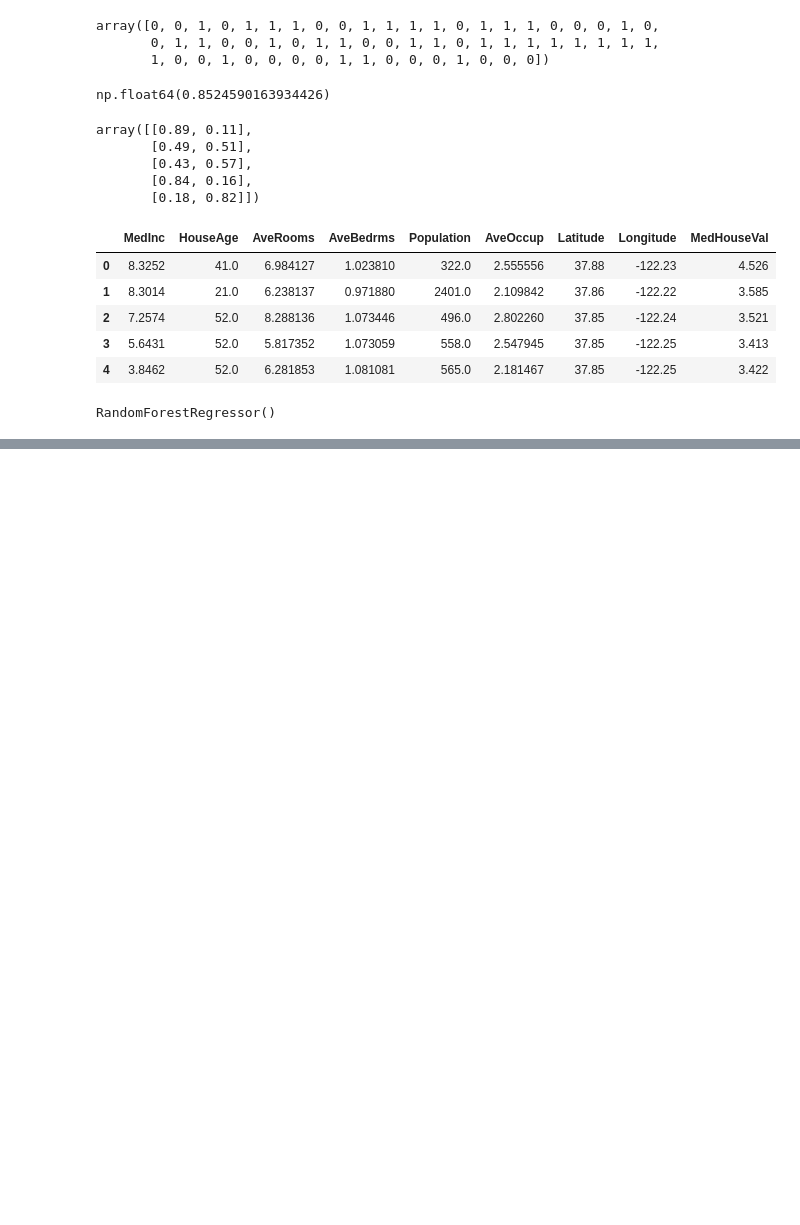
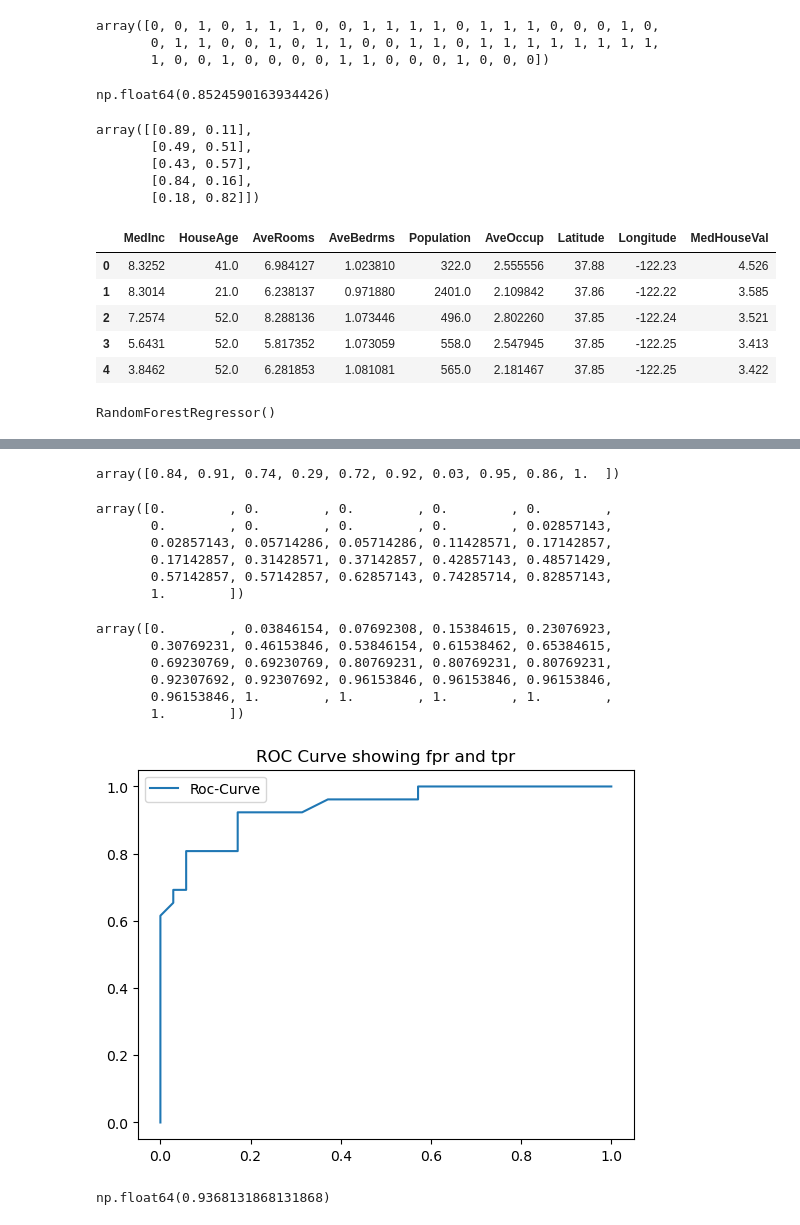
Before and after one commit to SaiPh3r/intro-ml, a Jupyter notebook: intro-scikit-learn.ipynb, the cells around one changed output, grey strips where cells are left out. Drawn from its saved outputs; the diff is of its cells as text; code cells hidden in the pictures; blank space fills up the shorter version.

```diff
--- a/intro-scikit-learn.ipynb
+++ b/intro-scikit-learn.ipynb
@@ -572,0 +665,8 @@ array([3.6268204, 2.02872  , 1.15007  , ..., 3.1341702, 3.1206802,
+# %%
+from sklearn.model_selection import cross_val_score
+from sklearn.ensemble import RandomForestClassifier
+x = heart_data.drop("target" , axis=1)
+y = heart_data["target"]
+x_train , x_test , y_train , y_test = train_test_split(x,y,test_size=0.2)
+clf = RandomForestClassifier()
+clf.fit(x_train,y_train)
@@ -572,0 +726,3 @@ array([3.6268204, 2.02872  , 1.15007  , ..., 3.1341702, 3.1206802,
+# %%
+y_probs = clf.predict_proba(x_test)
+y_probs[:10] , len(y_probs)
@@ -572,0 +741,52 @@ array([3.6268204, 2.02872  , 1.15007  , ..., 3.1341702, 3.1206802,
+# %%
+y_probs_positive = y_probs[:,1]
+y_probs_positive[:10]
+# %% [output]
+array([0.84, 0.91, 0.74, 0.29, 0.72, 0.92, 0.03, 0.95, 0.86, 1.  ])
+# %%
+# calculate fpr , tpr and thresholds
+
+#so basicaly we took test values of 0 and 1 and then compared it with pobability of 1
+
+from sklearn.metrics import roc_curve
+fpr , tpr , thresholds = roc_curve(y_test , y_probs_positive)
+# %%
+fpr
+# %% [output]
+array([0.        , 0.        , 0.        , 0.        , 0.        ,
+       0.        , 0.        , 0.        , 0.        , 0.02857143,
+       0.02857143, 0.05714286, 0.05714286, 0.11428571, 0.17142857,
+       0.17142857, 0.31428571, 0.37142857, 0.42857143, 0.48571429,
+       0.57142857, 0.57142857, 0.62857143, 0.74285714, 0.82857143,
+       1.        ])
+# %%
+tpr
+# %% [output]
+array([0.        , 0.03846154, 0.07692308, 0.15384615, 0.23076923,
+       0.30769231, 0.46153846, 0.53846154, 0.61538462, 0.65384615,
+       0.69230769, 0.69230769, 0.80769231, 0.80769231, 0.80769231,
+       0.92307692, 0.92307692, 0.96153846, 0.96153846, 0.96153846,
+       0.96153846, 1.        , 1.        , 1.        , 1.        ,
+       1.        ])
+# %%
+# create a function for plotting ROC curves
+import matplotlib.pyplot as plt
+
+def plot_roc(x , y):
+    plt.plot(x , y , label = "Roc-Curve")
+    # plt.xlabel("False Positive Rate")
+    # plt.ylabel("True Positive Rate")
+    plt.title("ROC Curve showing fpr and tpr")
+    # plt.plot([0,1] , [0,1] , color="red",linestyle="--" , label="guessing")
+    plt.legend()
+    plt.show()
+
+
+plot_roc(fpr , tpr)
+# %% [output]
+[figure, added]
+# %%
+from sklearn.metrics import roc_auc_score
+roc_auc_score(y_test , y_probs_positive)
+# %% [output]
+np.float64(0.9368131868131868)
```
Also changed, not shown: parts of 19 cells of this notebook.
